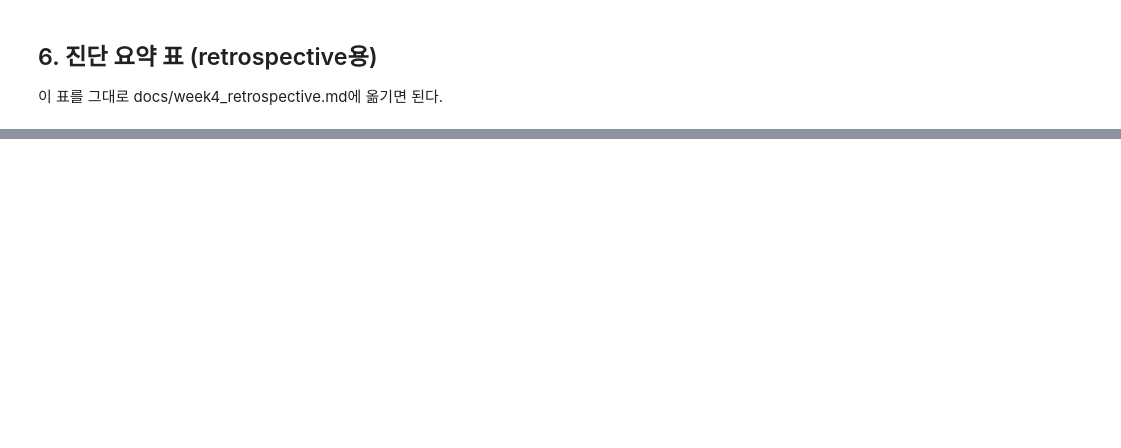
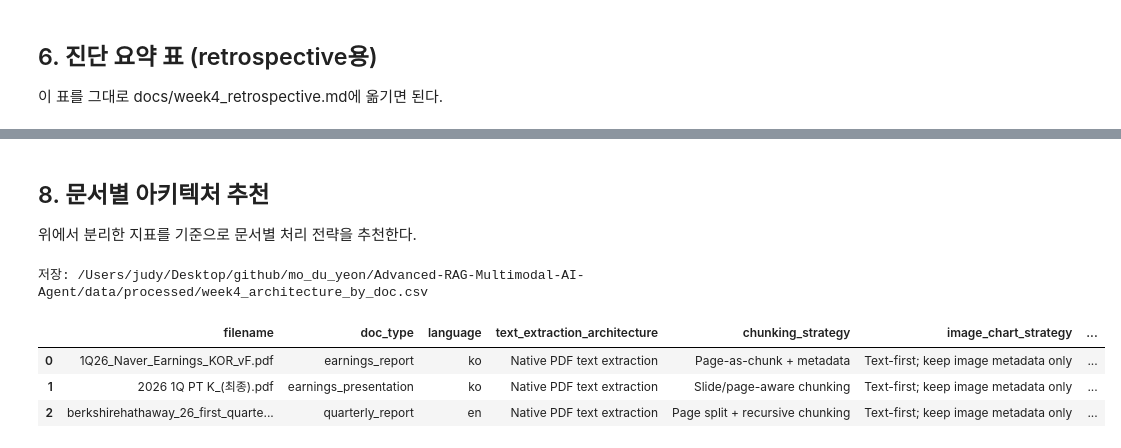
Before and after one commit to judy78799/Advanced-RAG-Multimodal-AI-Agent, a Jupyter notebook: notebooks/data_analysus.ipynb, the cells around one changed output, grey strips where cells are left out. Saved outputs shown, nothing was run; the diff lists cells and outputs as text; code cells hidden in the pictures; blank space fills up the shorter version.

```diff
--- a/notebooks/data_analysus.ipynb
+++ b/notebooks/data_analysus.ipynb
@@ -350,0 +712,79 @@ summary
+# %% [markdown]
+## 8. 문서별 아키텍처 추천
+위에서 분리한 지표를 기준으로 문서별 처리 전략을 추천한다.
+# %%
+def choose_text_extraction(row):
+    if row["text_page_ratio"] < 0.8:
+        return "OCR + layout-aware extraction"
+    if row["avg_chars_per_page"] < 200 and row["large_image_page_ratio"] >= 0.2:
+        return "Native text + image/chart captioning"
+    return "Native PDF text extraction"
+
+
+def choose_chunking(row):
+    doc_type = str(row.get("doc_type", ""))
+    median_tokens = row.get("median_tokens_per_page")
+    max_tokens = row.get("max_tokens_per_page")
+
+    if "presentation" in doc_type:
+        return "Slide/page-aware chunking"
+    if pd.notna(max_tokens) and max_tokens >= 1500:
+        return "Recursive text chunking + section metadata"
+    if pd.notna(median_tokens) and median_tokens <= 700:
+        return "Page-as-chunk + metadata"
+    return "Page split + recursive chunking"
+
+
+def choose_image_strategy(row):
+    if row["large_image_page_ratio"] >= 0.2 or row["max_image_area_ratio"] >= 0.25:
+        return "Image/chart caption chunks + page screenshots"
+    if row["image_objects"] >= 20 and row["large_images"] == 0:
+        return "Ignore tiny decorative images"
+    return "Text-first; keep image metadata only"
+
+
+def choose_table_strategy(row):
+    if row["table_page_ratio"] >= 0.2 or row["large_tables"] > 0:
+        return "Extract tables as Markdown/CSV chunks"
+    if row["detected_tables"] > 0:
+        return "Store table snippets with page metadata"
+    return "No separate table index needed"
+
+
+def choose_retrieval_strategy(row):
+    needs_visual = "caption" in choose_image_strategy(row).lower()
+    needs_table = "table" in choose_table_strategy(row).lower() or "Markdown" in choose_table_strategy(row)
+    # 페이지 번호가 절반 이상 페이지에 등장하거나 반복되는 짧은 줄(헤더/푸터)이 많으면 문서 노이즈가 많다고 판단
+    # page_number_ratio 제외 -> 페이지 번호가 본문 텍스트에 포함되어 추출되는 구조가 아님. metadata로 잘 분리되어 있음.
+    # row["page_number_ratio"] >= 0.5 는 페이지 번호가 전체 페이지의 절반 이상에서 발견된다는 뜻. 예를 들어, 100페이지짜리 문서에서 50페이지 이상에서 페이지 번호 패턴이 감지되었다면 page_number_ratio는 0.5 이상이 된다.
+    noisy = row["repeated_short_lines"] >= 10
+
+    if needs_visual or needs_table:
+        return "Hybrid retrieval + reranker + metadata filters"
+    if noisy:
+        return "Vector retrieval + noise-cleaned chunks"
+    return "Vector retrieval + metadata filters"
+
+
+architecture_by_doc = strategy_metrics.copy()
+architecture_by_doc["text_extraction_architecture"] = architecture_by_doc.apply(choose_text_extraction, axis=1)
+architecture_by_doc["chunking_strategy"] = architecture_by_doc.apply(choose_chunking, axis=1)
+architecture_by_doc["image_chart_strategy"] = architecture_by_doc.apply(choose_image_strategy, axis=1)
+architecture_by_doc["table_strategy"] = architecture_by_doc.apply(choose_table_strategy, axis=1)
+architecture_by_doc["retrieval_strategy"] = architecture_by_doc.apply(choose_retrieval_strategy, axis=1)
+
+architecture_cols = [
+    "filename", "doc_type", "language",
+    "text_extraction_architecture", "chunking_strategy",
+    "image_chart_strategy", "table_strategy", "retrieval_strategy",
+]
+architecture_by_doc = architecture_by_doc[architecture_cols]
+architecture_by_doc.to_csv(DATA_PROCESSED / "week4_architecture_by_doc.csv", index=False, encoding="utf-8-sig")
+print(f"저장: {DATA_PROCESSED / 'week4_architecture_by_doc.csv'}")
+architecture_by_doc
+# %% [output]
+저장: /Users/judy/Desktop/github/mo_du_yeon/Advanced-RAG-Multimodal-AI-Agent/data/processed/week4_architecture_by_doc.csv
+|  | filename | doc_type | language | text_extraction_architecture | chunking_strategy | image_chart_strategy | ... |
+| 0 | 1Q26_Naver_Earnings_KOR_vF.pdf | earnings_report | ko | Native PDF text extraction | Page-as-chunk + metadata | Text-first; keep image metadata only | ... |
+| 1 | 2026 1Q PT K_(최종).pdf | earnings_presentation | ko | Native PDF text extraction | Slide/page-aware chunking | Text-first; keep image metadata only | ... |
+| 2 | berkshirehathaway_26_first_quarte... | quarterly_report | en | Native PDF text extraction | Page split + recursive chunking | Text-first; keep image metadata only | ... |
```
Also changed, not shown: parts of 16 cells of this notebook.
